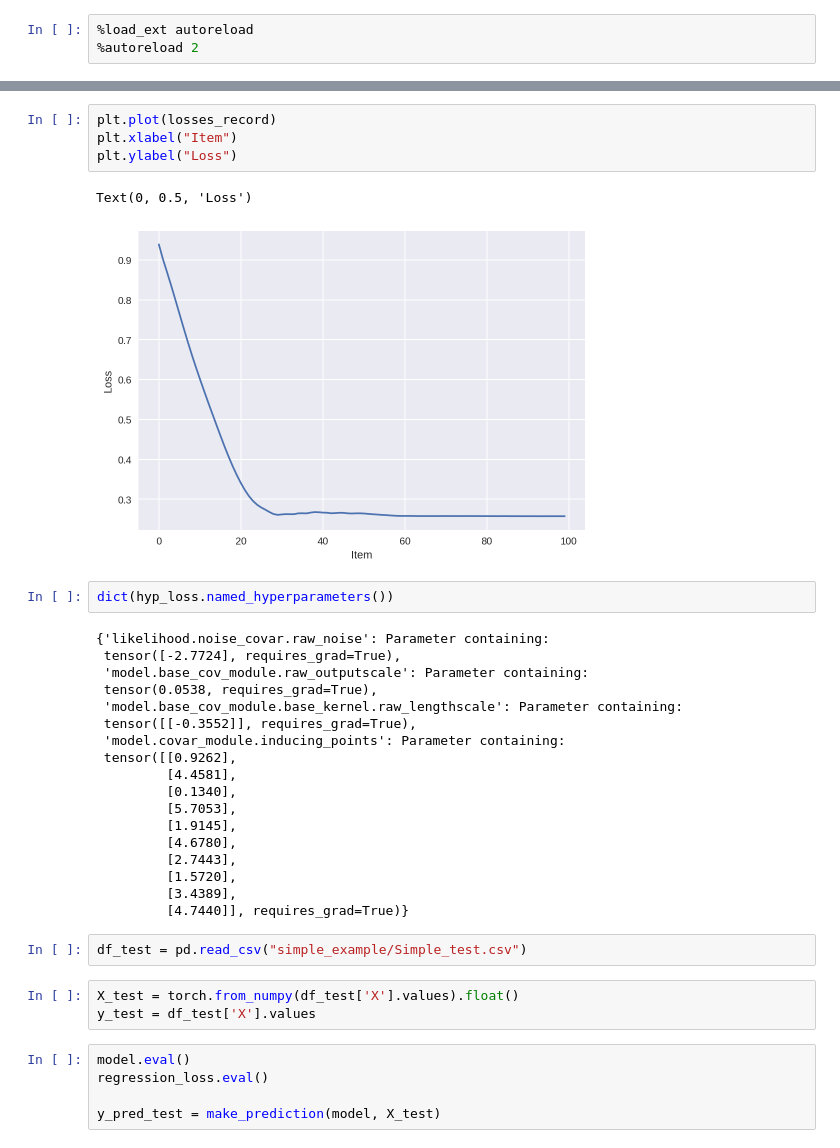
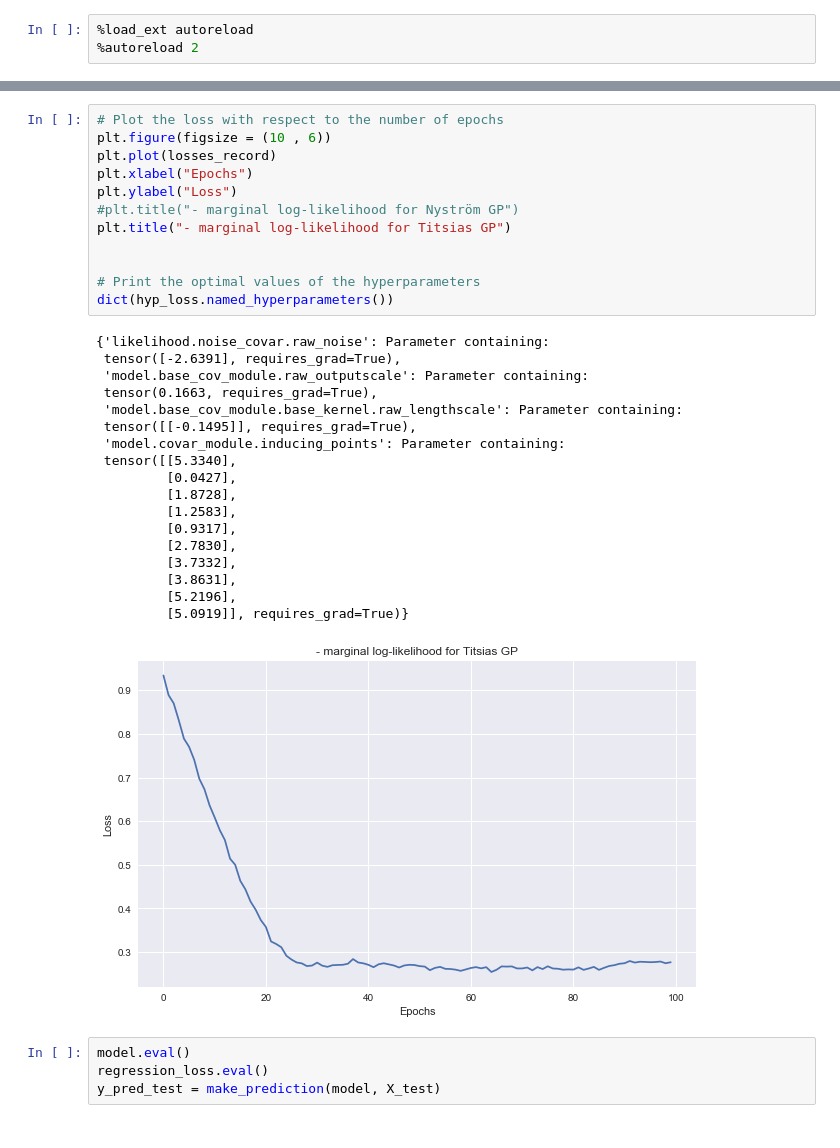
Before and after one commit to sadok95jee/MVABML, a Jupyter notebook: sparse_gp_comparison.ipynb, the cells around one changed output, grey strips where cells are left out. Saved outputs shown, nothing was run; the diff lists cells and outputs as text.

```diff
--- a/sparse_gp_comparison.ipynb
+++ b/sparse_gp_comparison.ipynb
@@ -175,40 +140,38 @@ for i in eprange:
     losses_record.append(loss.item())
     optimizer.step()
     optimizer.zero_grad()
-# %%
-plt.plot(losses_record)
-plt.xlabel("Item")
-plt.ylabel("Loss")
-# %% [output]
-Text(0, 0.5, 'Loss')
-[figure, removed]
-# %%
-dict(hyp_loss.named_hyperparameters())
-# %% [output]
-{'likelihood.noise_covar.raw_noise': Parameter containing:
- tensor([-2.7724], requires_grad=True),
- 'model.base_cov_module.raw_outputscale': Parameter containing:
- tensor(0.0538, requires_grad=True),
- 'model.base_cov_module.base_kernel.raw_lengthscale': Parameter containing:
- tensor([[-0.3552]], requires_grad=True),
- 'model.covar_module.inducing_points': Parameter containing:
- tensor([[0.9262],
-         [4.4581],
-         [0.1340],
-         [5.7053],
-         [1.9145],
-         [4.6780],
-         [2.7443],
-         [1.5720],
-         [3.4389],
-         [4.7440]], requires_grad=True)}
-# %%
-df_test = pd.read_csv("simple_example/Simple_test.csv")
-# %%
-X_test = torch.from_numpy(df_test['X'].values).float()
-y_test = df_test['X'].values
+# %%
+# Plot the loss with respect to the number of epochs
+plt.figure(figsize = (10 , 6))
+plt.plot(losses_record)
+plt.xlabel("Epochs")
+plt.ylabel("Loss")
+#plt.title("- marginal log-likelihood for Nyström GP")
+plt.title("- marginal log-likelihood for Titsias GP")
+
+
+# Print the optimal values of the hyperparameters
+dict(hyp_loss.named_hyperparameters())
+# %% [output]
+{'likelihood.noise_covar.raw_noise': Parameter containing:
+ tensor([-2.6391], requires_grad=True),
+ 'model.base_cov_module.raw_outputscale': Parameter containing:
+ tensor(0.1663, requires_grad=True),
+ 'model.base_cov_module.base_kernel.raw_lengthscale': Parameter containing:
+ tensor([[-0.1495]], requires_grad=True),
+ 'model.covar_module.inducing_points': Parameter containing:
+ tensor([[5.3340],
+         [0.0427],
+         [1.8728],
+         [1.2583],
+         [0.9317],
+         [2.7830],
+         [3.7332],
+         [3.8631],
+         [5.2196],
+         [5.0919]], requires_grad=True)}
+[figure, added]
 # %%
 model.eval()
 regression_loss.eval()
-
 y_pred_test = make_prediction(model, X_test)
```
Also changed, not shown: parts of 32 cells of this notebook.
